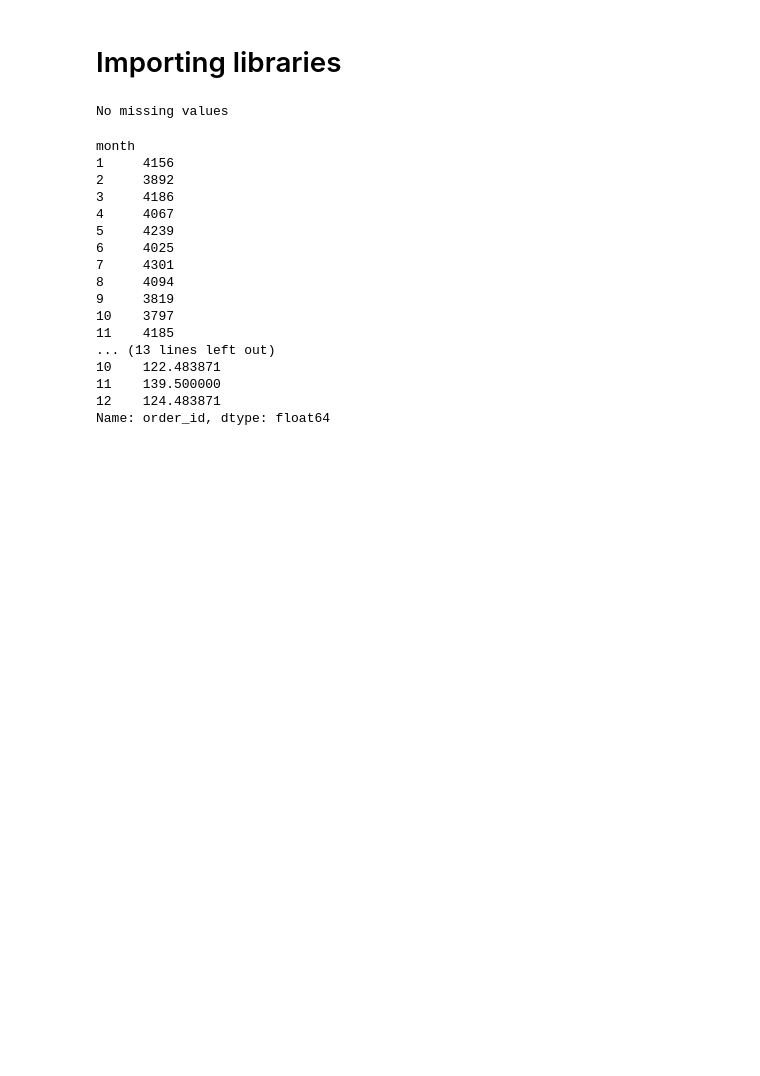
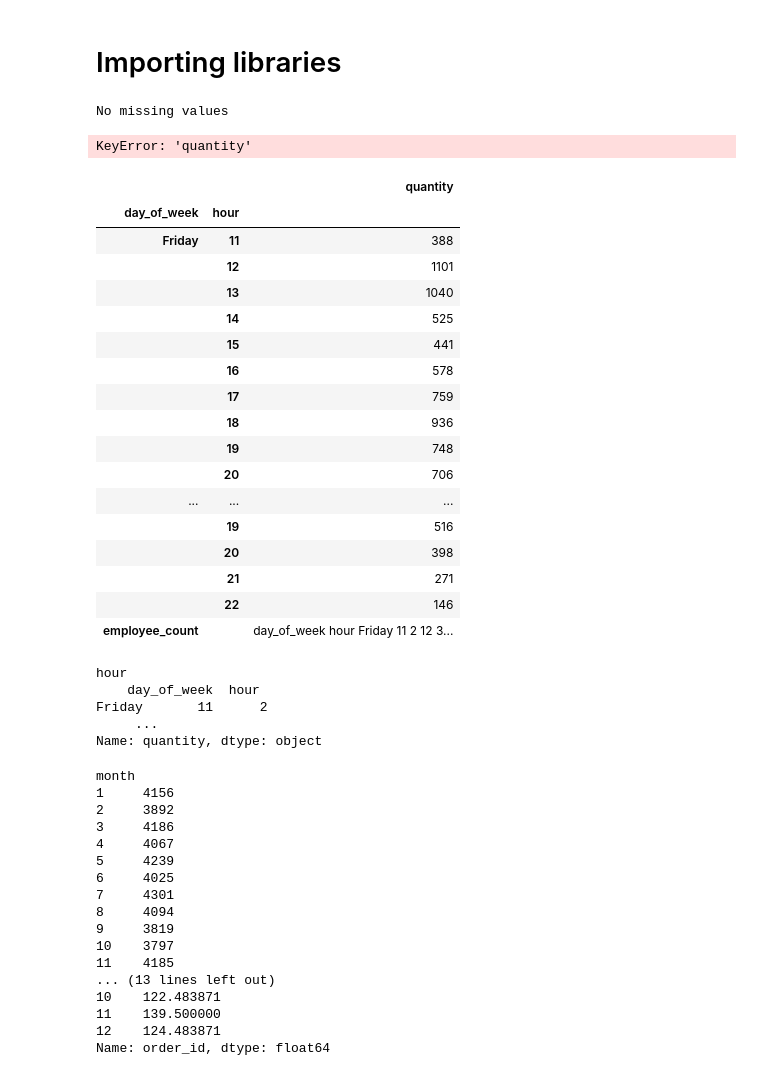
Before and after one commit to CCNY-Analytics-and-Quant/DA-Business-Analytics-2023, a Jupyter notebook: Data_analysis_server.ipynb, the cells around one changed output. Drawn from its saved outputs; the diff is of its cells as text; code cells hidden in the pictures; blank space fills up the shorter version.

```diff
--- a/Data_analysis_server.ipynb
+++ b/Data_analysis_server.ipynb
@@ -24,7 +22,14 @@ rain = pd.read_csv(RAIN)
-# %%
-df if df.isna().sum(axis=1).any() else print("No missing values")
-# %% [output]
-No missing values
+# %%
+rain = pd.read_csv(RAIN)
+df = pd.read_csv(FILE)
+df if df.isna().sum(axis=1).any() else print("No missing values")
+# Set the display options
+pd.set_option('display.max_rows', None)
+pd.set_option('display.max_columns', None)
+pd.set_option('display.width', None)
+pd.set_option('display.max_colwidth', None)
+# %% [output]
+No missing values
 # %%
 df.rename(columns={'pizza_type_id': 'pizza_flavor'}, inplace=True) # I think this name is more appropriate
 
@@ -37,10 +42,8 @@ day_order = ['Sunday', 'Monday', 'Tuesday', 'Wednesday', 'Thursday', 'Friday', '
 df['hour'] = pd.to_datetime(df['time']).dt.hour
 
 
-# Year doesnt matter since it doesnt change, dropped it
-
-# Create 'order_id' column so we can check for multiple orders within same time
-df['order_id'] = df['month'].astype(str) + df['day'].astype(str) + df['time'].astype(str)
+# Create 'order_id' column
+df['order_id'] = df['month'].apply(lambda x: str(x).zfill(2)) + df['day'].apply(lambda x: str(x).zfill(2)) + df['time']
 
 # Create 'multiple_orders' column, 1 if the order_id is duplicated, 0 if not
 df['multiple_orders'] = df.duplicated('order_id').astype(int)
@@ -57,3 +60,52 @@ ingredients_dummies = df['ingredients'].str.get_dummies(',')
 df = pd.concat([df, ingredients_dummies], axis=1)
 
 df = df.drop('ingredients', axis=1)
+# %%
+
+# Group the data by hour and day
+hourly_sum_quantity = df.groupby(['day_of_week', 'hour'])['quantity'].sum()
+# %%
+def scale_quantity(quantity):
+    if quantity > 700:
+        return 3
+    elif quantity > 300:
+        return 2
+    elif quantity > 30:
+        return 1
+    else:
+        return 0
+
+def default(quantity):
+    if quantity > 700:
+        return 3
+    elif quantity > 300:
+        return 2
+    elif quantity > 30:
+        return 1
+    else:
+        return 0
+hourly_sum_quantity
+hourly_sum_quantity['employee_count'] = hourly_sum_quantity.apply(scale_quantity)
+# %% [output]
+KeyError: 'quantity'
+# %%
+pd.DataFrame(hourly_sum_quantity)
+# %% [output]
+|  |  | quantity |
+| day_of_week | hour |  |
+| Friday | 11 | 388 |
+|  | 12 | 1101 |
+|  | 13 | 1040 |
+|  | 14 | 525 |
+|  | 15 | 441 |
+|  | 16 | 578 |
+|  | 17 | 759 |
+|  | 18 | 936 |
+|  | 19 | 748 |
+|  | 20 | 706 |
+| ... | ... | ... |
+|  | 19 | 516 |
+|  | 20 | 398 |
+|  | 21 | 271 |
+|  | 22 | 146 |
+| employee_count |  | day_of_week hour Friday 11 2 12 3... |
@@ -59,0 +116,8 @@ df = df.drop('ingredients', axis=1)
+# %%
+hourly_sum_quantity['true_employee_count']
+# %% [output]
+hour
+    day_of_week  hour
+Friday       11      2
+     ...
+Name: quantity, dtype: object
```
Also changed, not shown: parts of 4 cells of this notebook, 1 other file.
